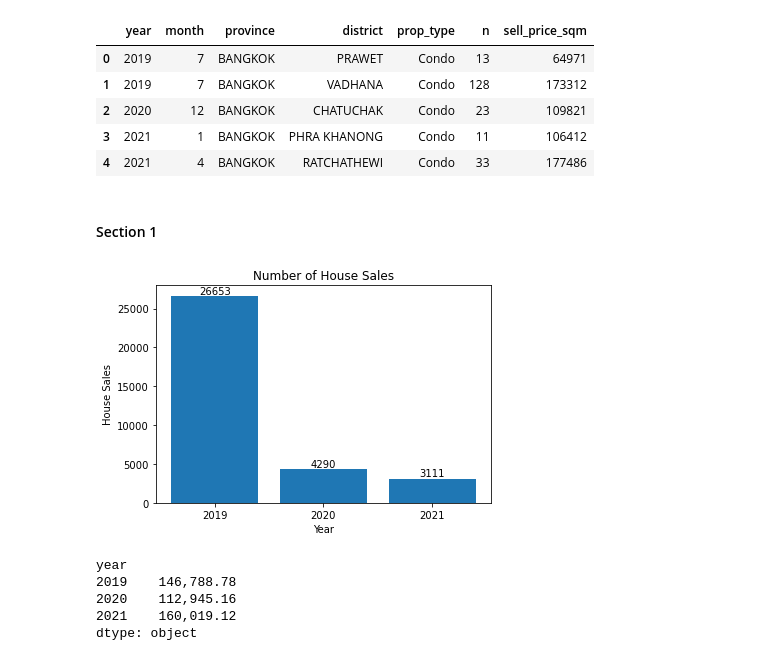
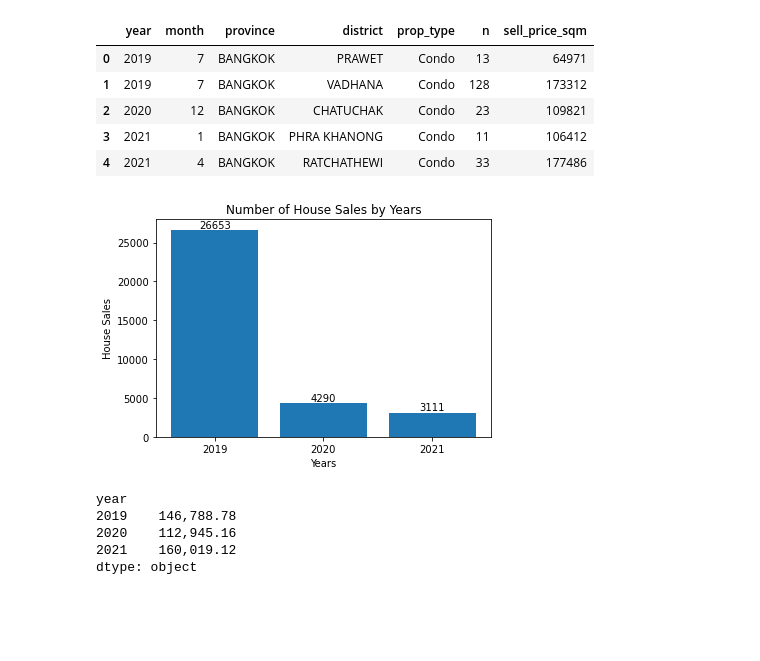
Before and after one commit to Chalermchon1993/dsi_project_python, a Jupyter notebook: Condo.ipynb, the cells around one changed output. Drawn from its saved outputs; the diff is of its cells as text; code cells hidden in the pictures; blank space fills up the shorter version.

```diff
--- a/Condo.ipynb
+++ b/Condo.ipynb
@@ -325,25 +324,23 @@ df_sell.head()
 | 2 | 2020 | 12 | BANGKOK | CHATUCHAK | Condo | 23 | 109821 |
 | 3 | 2021 | 1 | BANGKOK | PHRA KHANONG | Condo | 11 | 106412 |
 | 4 | 2021 | 4 | BANGKOK | RATCHATHEWI | Condo | 33 | 177486 |
-# %% [markdown]
-#### Section 1
 # %%
 # Number of house sales by year
 
 x = [str(x) for x in list(df_sell.groupby('year').sum().index)]
 y = df_sell.groupby('year').sum().n
 
 fig, ax = plt.subplots()
 
 bars = plt.bar(x, y)
-plt.title('Number of House Sales')
-plt.xlabel('Year')
+plt.title('Number of House Sales by Years')
+plt.xlabel('Years')
 plt.ylabel('House Sales')
 ax.bar_label(bars)
 
 plt.show()
 # %% [output]
-[figure, old version]
+[figure, new version]
 # %%
 df_sell.groupby('year').apply(lambda x : np.average(x.sell_price_sqm, weights=x.n)).map('{:,.2f}'.format)
 # %% [output]
```
Also changed, not shown: parts of 30 cells of this notebook.
